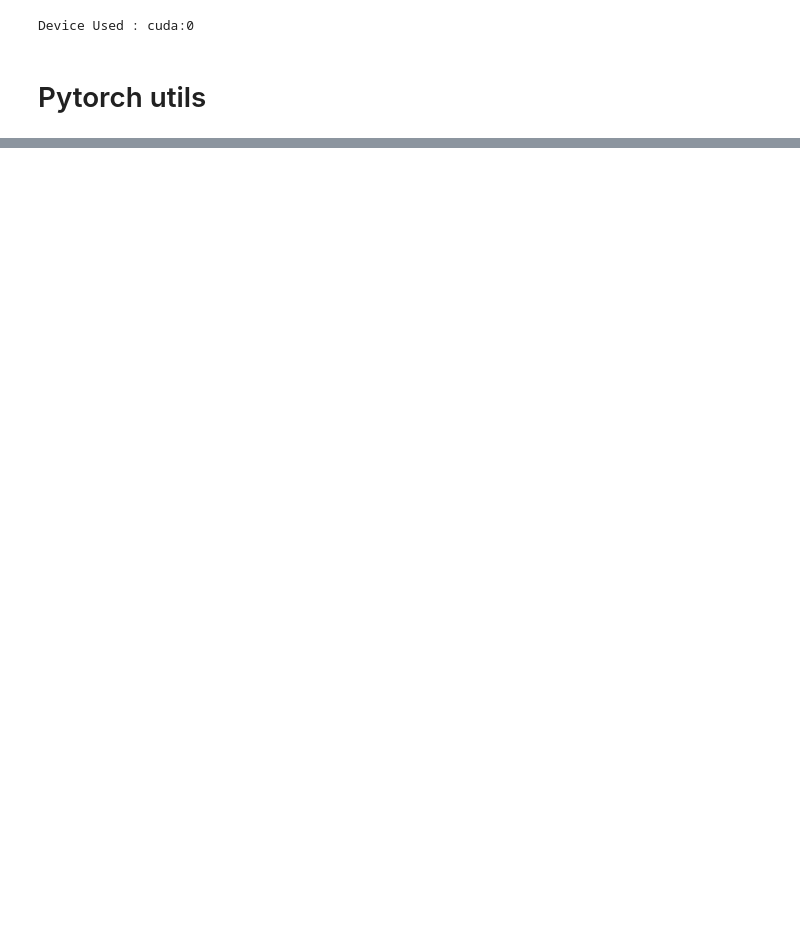
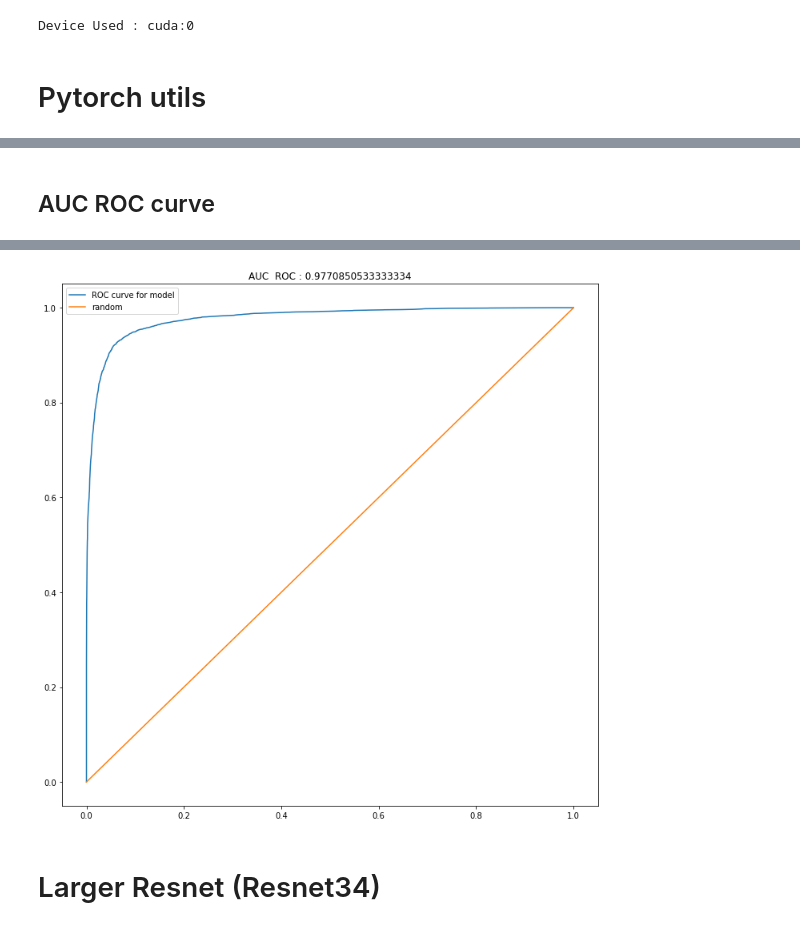
Before and after one commit to mlewandowski0/Deep-Lense-2023, a Jupyter notebook: DeepLense_pytorch_Task1.ipynb, the cells around one changed output, grey strips where cells are left out. Cells and saved outputs as stored; diff of their text form; code cells hidden in the pictures; blank space fills up the shorter version.

```diff
--- a/DeepLense_pytorch_Task1.ipynb
+++ b/DeepLense_pytorch_Task1.ipynb
@@ -106,8 +121,8 @@ def load_npy(path : str) -> torch.Tensor:
 train_ds = DatasetFolder(dataset_filepath_train, extensions=[".npy"], loader=load_npy)
 train_dl = DataLoader(train_ds, batch_size=batch_size, shuffle=True)
 
-test_ds = DatasetFolder(dataset_filepath_val, extensions=[".npy"], loader=load_npy)
-test_dl = DataLoader(test_ds, batch_size=batch_size, shuffle=True)
+val_ds = DatasetFolder(dataset_filepath_val, extensions=[".npy"], loader=load_npy)
+val_dl = DataLoader(val_ds, batch_size=batch_size, shuffle=True)
 # %% [output]
 Device Used : cuda:0
 # %% [markdown]
@@ -380,0 +334,20 @@ torch.save(model, os.path.join(SAVE_MODEL_PATH, "Resnet18.pth"))
+# %%
+def doExperiment(model_ft, epochs=10, learning_rate=1e-3, plot=True, _summary=True,
+                 input_size=(3,32,32), model_name="model_AUC={}.pth"):
+  global train_dl, train_ds, val_dl, val_ds
+  if _summary:
+    print(summary(model_ft, input_size=input_size, device="cpu"))
+
+  model_ft = model_ft.to(device)
+  optim = pt_optim.Adam(model_ft.parameters(), lr=learning_rate, weight_decay=3e-5)
+  lr_sched = pt_lr_scheduler.CyclicLR(optim, learning_rate, 5 * learning_rate, step_size_up=round(len(train_ds) / batch_size), cycle_momentum=False)
+
+  dats = training_epoch(model_ft, optim, lr_sched,
+                        train_dl,  len(train_ds) ,
+                        val_dl, len(val_ds),
+                        num_epochs=epochs,
+                        save_path=os.path.join(model_save_folder, model_name))
+
+  if plot:
+    plotResults(dats)
+  return dats
@@ -380,0 +430,9 @@ torch.save(model, os.path.join(SAVE_MODEL_PATH, "Resnet18.pth"))
+# %%
+def plot_ROC_curve_for_models(models, label="ROC curve for model"):
+  c = get_fpr_tpr_auc_forModel(models, val_dl, len(val_ds))
+  plt.figure(figsize=(12, 12))
+  plt.title(f"AUC  ROC : {c['AUC']}")
+  plt.plot([0.0] + list(c["FPR"]), [0.0] + list(c["TPR"]), label=label)
+  plt.plot([0.0, 1.0], [0.0, 1.0], label="random")
+  plt.legend()
+  plt.show()
@@ -380,0 +441,5 @@ torch.save(model, os.path.join(SAVE_MODEL_PATH, "Resnet18.pth"))
+# %%
+model = resnet18(True)
+model.fc = torch.nn.Linear(512,3)
+resnet18_experiment_results = doExperiment(model, epochs=15, learning_rate=3e-4, input_size=(3, 125, 125),
+                                           model_name="resnet18_pretrained_AUC={}.pth")
@@ -380,0 +489,5 @@ torch.save(model, os.path.join(SAVE_MODEL_PATH, "Resnet18.pth"))
+# %% [markdown]
+## AUC ROC curve
+# %%
+plot_ROC_curve_for_models(resnet18_experiment_results["best_model"])
+# %% [output]
@@ -380,0 +495,3 @@ torch.save(model, os.path.join(SAVE_MODEL_PATH, "Resnet18.pth"))
+[figure, added]
+# %% [markdown]
+# Larger Resnet (Resnet34)
```
Also changed, not shown: parts of 45 cells of this notebook, 1 other file.
